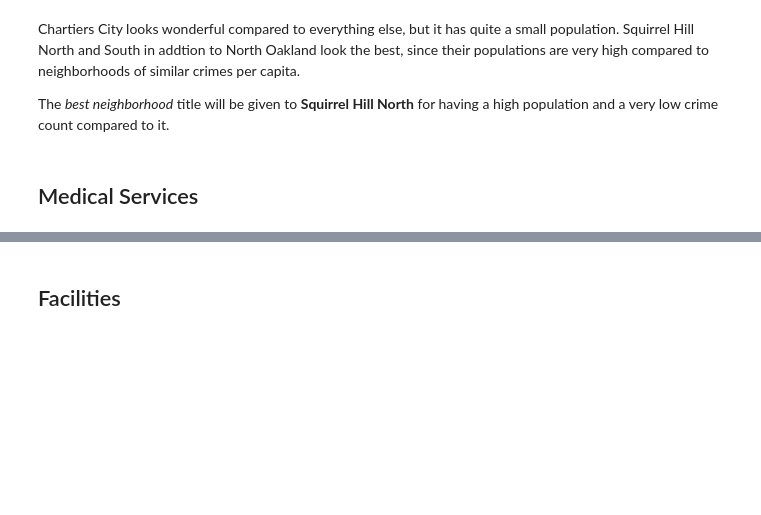
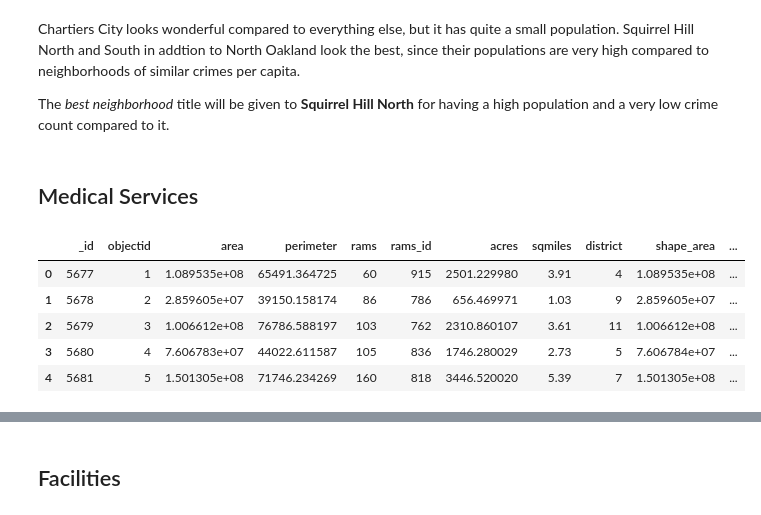
Before and after one commit to unexpval/finalproject, a Jupyter notebook: finalnotebook.ipynb, the cells around one changed output, grey strips where cells are left out. Saved outputs shown, nothing was run; the diff lists cells and outputs as text; code cells hidden in the pictures; blank space fills up the shorter version.

```diff
--- a/finalnotebook.ipynb
+++ b/finalnotebook.ipynb
@@ -91,3 +91,13 @@ Chartiers City looks wonderful compared to everything else, but it has quite a s
 The *best neighborhood* title will be given to **Squirrel Hill North** for having a high population and a very low crime count compared to it.
 # %% [markdown]
 ## Medical Services
+# %%
+df_ems = pd.read_csv("emergencymedicalservices.csv")
+df_ems.head()
+# %% [output]
+|  | _id | objectid | area | perimeter | rams | rams_id | acres | sqmiles | district | shape_area | ... |
+| 0 | 5677 | 1 | 1.089535e+08 | 65491.364725 | 60 | 915 | 2501.229980 | 3.91 | 4 | 1.089535e+08 | ... |
+| 1 | 5678 | 2 | 2.859605e+07 | 39150.158174 | 86 | 786 | 656.469971 | 1.03 | 9 | 2.859605e+07 | ... |
+| 2 | 5679 | 3 | 1.006612e+08 | 76786.588197 | 103 | 762 | 2310.860107 | 3.61 | 11 | 1.006612e+08 | ... |
+| 3 | 5680 | 4 | 7.606783e+07 | 44022.611587 | 105 | 836 | 1746.280029 | 2.73 | 5 | 7.606784e+07 | ... |
+| 4 | 5681 | 5 | 1.501305e+08 | 71746.234269 | 160 | 818 | 3446.520020 | 5.39 | 7 | 1.501305e+08 | ... |
```
Also changed, not shown: parts of 4 cells of this notebook.
